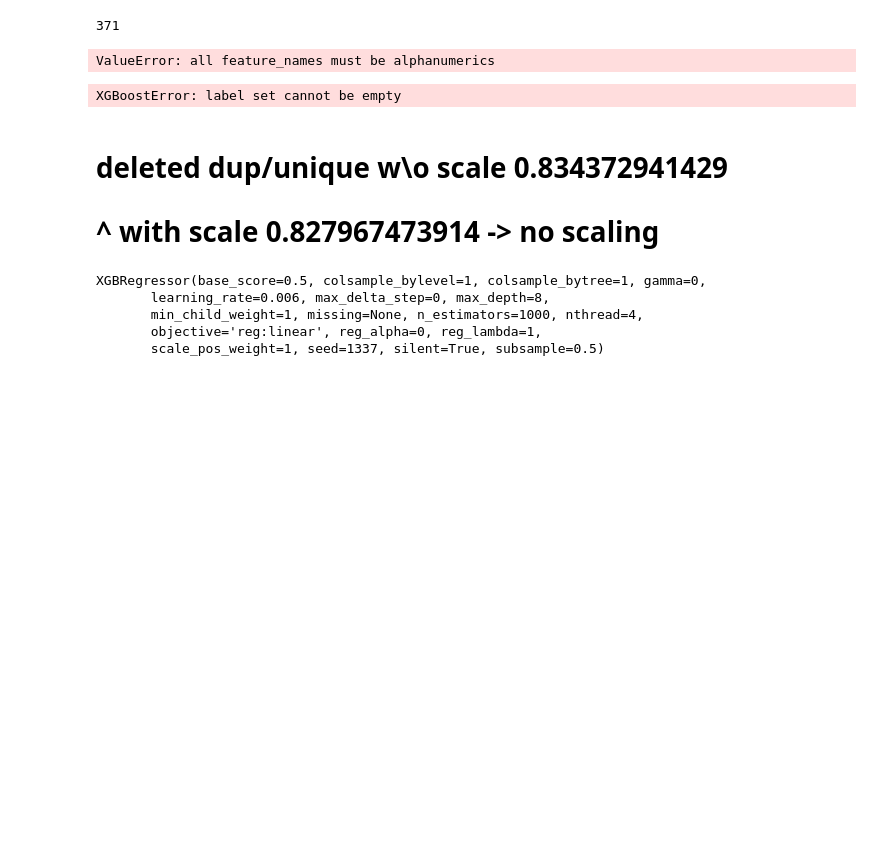
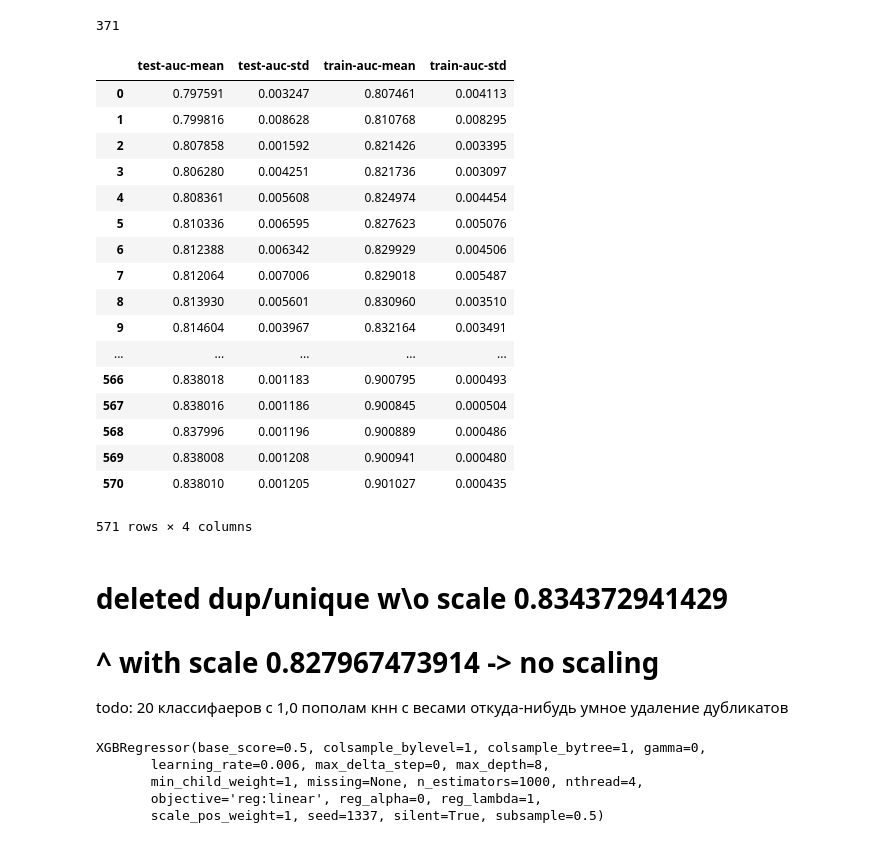
Before and after one commit to nmakeenkov/kaggle_kek, a Jupyter notebook: L_santander.ipynb, the cells around one changed output. Drawn from its saved outputs; the diff is of its cells as text; code cells hidden in the pictures; blank space fills up the shorter version.

```diff
--- a/L_santander.ipynb
+++ b/L_santander.ipynb
@@ -22 +24,4 @@ y_train = data_train['TARGET']
+# %%
+X_train.columns = [str(i) for i in np.arange(0, len(X_train.columns))]
+y_train.columns = ['0']
 # %%
@@ -61,9 +43,7 @@ colNumb
 # %% [output]
 371
 # %%
-dtrain = xgb.DMatrix(data_train, label=data_train[colNumb-1])
+dtrain = xgb.DMatrix(X_train, label=y_train)
-# %% [output]
-ValueError: all feature_names must be alphanumerics
 # %%
 params = {}
 params['objective']           = "binary:logistic"
@@ -76,6 +58,5 @@ params['colsample_bytree']    = 0.7
 # %%
-xgb.train(params=list(params.items()), dtrain=DX_train, num_boost_round=571)
-# xgboost.train(params, dtrain, num_boost_round=10, evals=(), obj=None, feval=None, maximize=False,
-#               early_stopping_rounds=None, evals_result=None, verbose_eval=True, learning_rates=None, xgb_model=None)
+score = xgb.cv(params, dtrain, num_boost_round=571)
+# xgboost.cv(params, dtrain, num_boost_round=10, nfold=3, stratified=False, folds=None,
+#            metrics=(), obj=None, feval=None, maximize=False, early_stopping_rounds=None,
+#            fpreproc=None, as_pandas=True, verbose_eval=None, show_stdv=True, seed=0)
-# %% [output]
-XGBoostError: label set cannot be empty
@@ -99,6 +63,31 @@ XGBoostError: label set cannot be empty
+# %%
+score
+# %% [output]
+|  | test-auc-mean | test-auc-std | train-auc-mean | train-auc-std |
+| 0 | 0.797591 | 0.003247 | 0.807461 | 0.004113 |
+| 1 | 0.799816 | 0.008628 | 0.810768 | 0.008295 |
+| 2 | 0.807858 | 0.001592 | 0.821426 | 0.003395 |
+| 3 | 0.806280 | 0.004251 | 0.821736 | 0.003097 |
+| 4 | 0.808361 | 0.005608 | 0.824974 | 0.004454 |
+| 5 | 0.810336 | 0.006595 | 0.827623 | 0.005076 |
+| 6 | 0.812388 | 0.006342 | 0.829929 | 0.004506 |
+| 7 | 0.812064 | 0.007006 | 0.829018 | 0.005487 |
+| 8 | 0.813930 | 0.005601 | 0.830960 | 0.003510 |
+| 9 | 0.814604 | 0.003967 | 0.832164 | 0.003491 |
+| ... | ... | ... | ... | ... |
+| 566 | 0.838018 | 0.001183 | 0.900795 | 0.000493 |
+| 567 | 0.838016 | 0.001186 | 0.900845 | 0.000504 |
+| 568 | 0.837996 | 0.001196 | 0.900889 | 0.000486 |
+| 569 | 0.838008 | 0.001208 | 0.900941 | 0.000480 |
+| 570 | 0.838010 | 0.001205 | 0.901027 | 0.000435 |
+571 rows × 4 columns
 # %% [markdown]
 # deleted dup/unique w\o scale 0.834372941429
 # ^ with scale 0.827967473914 -> no scaling
+todo:
+20 классифаеров с 1,0 пополам
+кнн с весами откуда-нибудь
+умное удаление дубликатов
 # %%
 clf.fit(X_train, y_train)
 # %% [output]
```
Also changed, not shown: parts of 12 cells of this notebook.
